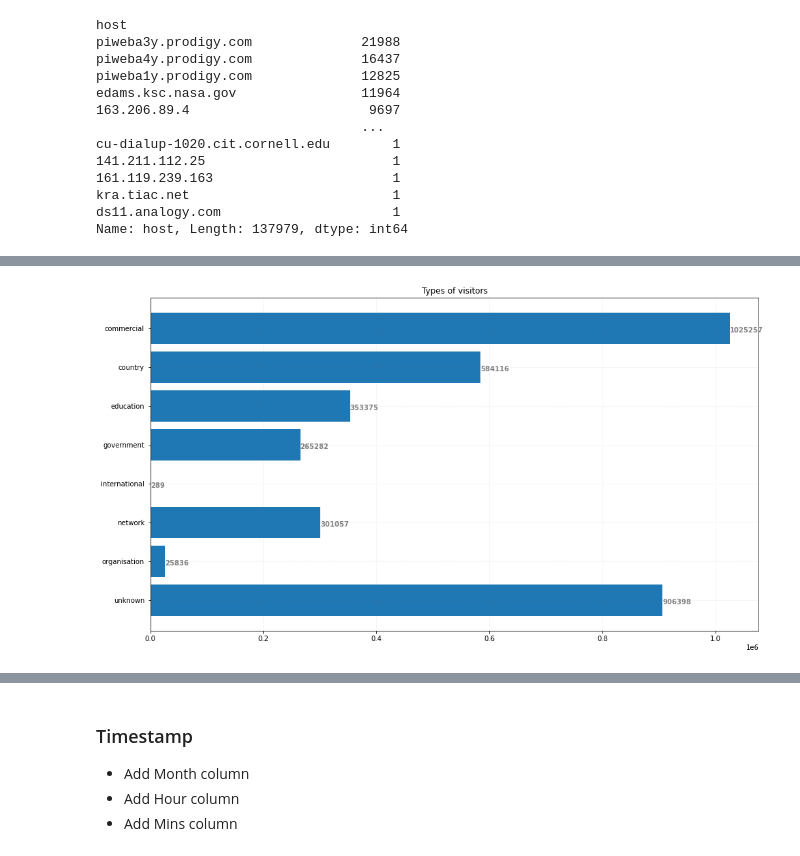
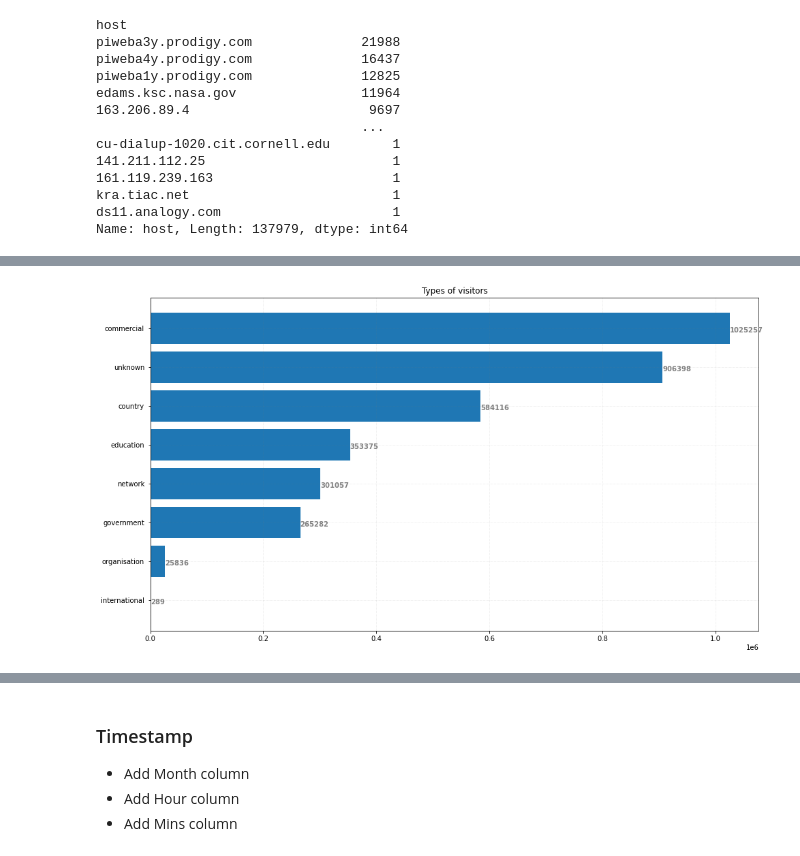
Before and after one commit to emtabiraobarias/nasa-website-1995-analysis, a Jupyter notebook: eda/nasa_website_analysis.ipynb, the cells around one changed output, grey strips where cells are left out. Cells and saved outputs as stored; diff of their text form; code cells hidden in the pictures.

```diff
--- a/eda/nasa_website_analysis.ipynb
+++ b/eda/nasa_website_analysis.ipynb
@@ -226,27 +233,27 @@ Name: host, Length: 137979, dtype: int64
 # %%
 # group by and count number of visits
-df_top_visitors = df_visitors.groupby(['category'])['category'].count().reset_index(name='count')
+df_top_visitors = df_visitors.groupby(['category'])['category'].count().sort_values(ascending=False).reset_index(name='count')
 
 # horizontal bar plot
 fig, ax = plt.subplots(figsize =(16, 9))
 ax.barh(df_top_visitors['category'], df_top_visitors['count'])
 # add padding for better visibility
 ax.xaxis.set_tick_params(pad = 3)
 ax.yaxis.set_tick_params(pad = 5)
 # Add x, y gridlines
 ax.grid(b = True, color ='grey',
         linestyle ='-.', linewidth = 0.5,
         alpha = 0.2)
 # sort descending order
 ax.invert_yaxis()
 # Add annotation to bars
 for i in ax.patches:
     plt.text(i.get_width()+0.2, i.get_y()+0.5,
              str(round((i.get_width()), 2)),
              fontsize = 10, fontweight ='bold',
              color ='grey')
 # Add Plot Title
 ax.set_title('Types of visitors')
 plt.show()
 # %% [output]
-[figure, old version]
+[figure, new version]
```
Also changed, not shown: parts of 7 cells of this notebook.
